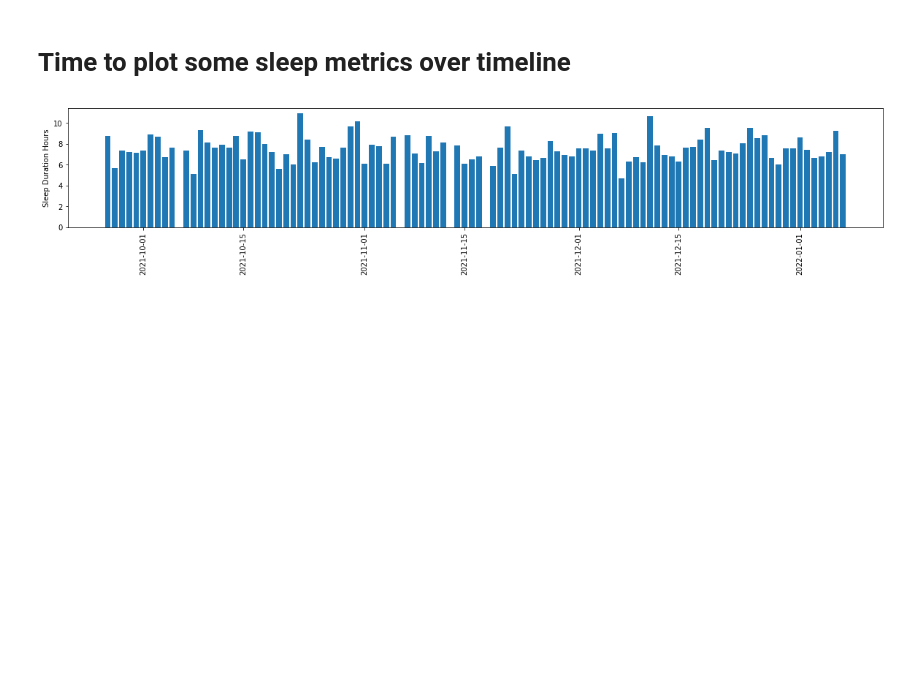
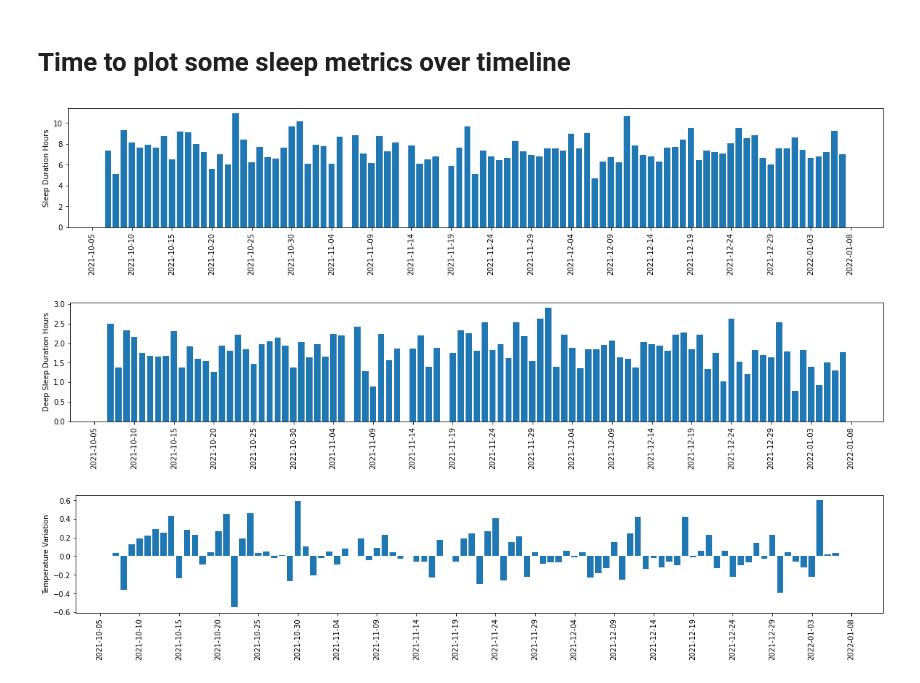
Before and after one commit to crystoll/oura-ring, a Jupyter notebook: oura.ipynb, the cells around one changed output. Saved outputs shown, nothing was run; the diff lists cells and outputs as text; code cells hidden in the pictures; blank space fills up the shorter version.

Commit message:
Improved indexing a bit, added weekdays, and added more values to plot

```diff
--- a/oura.ipynb
+++ b/oura.ipynb
@@ -51,23 +53,37 @@ memory usage: 140.0+ KB
 # %% [markdown]
 # Time to plot some sleep metrics over timeline
-# %%
-
-# duration, awake, rem, light, deep
-# hr_lowest, hr_average, hr_5min
-# efficiency, onset_latency, midpoint_time, restless
-# temperature_delta, breath_average
-# score, score_total, score_rem, score_deep, score_efficiency, score_latency, score_disturbances, score_alignment
-# rmssd, rmssd_5min
-df['duration_hours']=df['duration']/3600 # Convert seconds to hours
-df = df.tail(100) # Grab 100 recent dates
-
-plt.rcParams["figure.figsize"] = (20,3)
-fig, ax = plt.subplots()
-plt.bar("datetime", "duration_hours", data=df, axes=ax)
-dfmt = DateFormatter("%Y-%m-%d")
-ax.xaxis.set_major_formatter(dfmt)
-ax.set_ylabel("Sleep Duration Hours")
-plt.xticks(rotation=90)
-plt.show()
-# %% [output]
-[figure, removed]
+# %%
+def plot_field(field_name, field_label):
+    plt.rcParams["figure.figsize"] = (20,3)
+    fig, ax = plt.subplots()
+    plt.bar(df.index.values, field_name, data=df, axes=ax)
+    #plt.bar('datetime', field_name, data=df, axes=ax)
+    dfmt = DateFormatter("%Y-%m-%d")
+    ax.xaxis.set_major_formatter(dfmt)
+    ax.xaxis.set_major_locator(ticker.MultipleLocator(5))
+    ax.set_ylabel(field_label)
+    plt.xticks(rotation=90)
+    plt.show()
+
+
+df = df.tail(90) # Grab 90 recent dates
+
+
+# duration, awake, rem, light, deep
+# hr_lowest, hr_average, hr_5min
+# efficiency, onset_latency, midpoint_time, restless
+# temperature_delta, breath_average
+# score, score_total, score_rem, score_deep, score_efficiency, score_latency, score_disturbances, score_alignment
+# rmssd, rmssd_5min
+df['duration_hours']=df['duration']/3600 # Convert seconds to hours
+plot_field('duration_hours','Sleep Duration Hours')
+
+df['deep_hours']=df['deep']/3600 # Convert seconds to hours
+plot_field('deep_hours','Deep Sleep Duration Hours')
+
+
+plot_field('temperature_delta','Temperature Variation')
+# %% [output]
+[figure, added]
+[figure, added]
+[figure, added]
```
Also changed, not shown: parts of 2 cells of this notebook.
